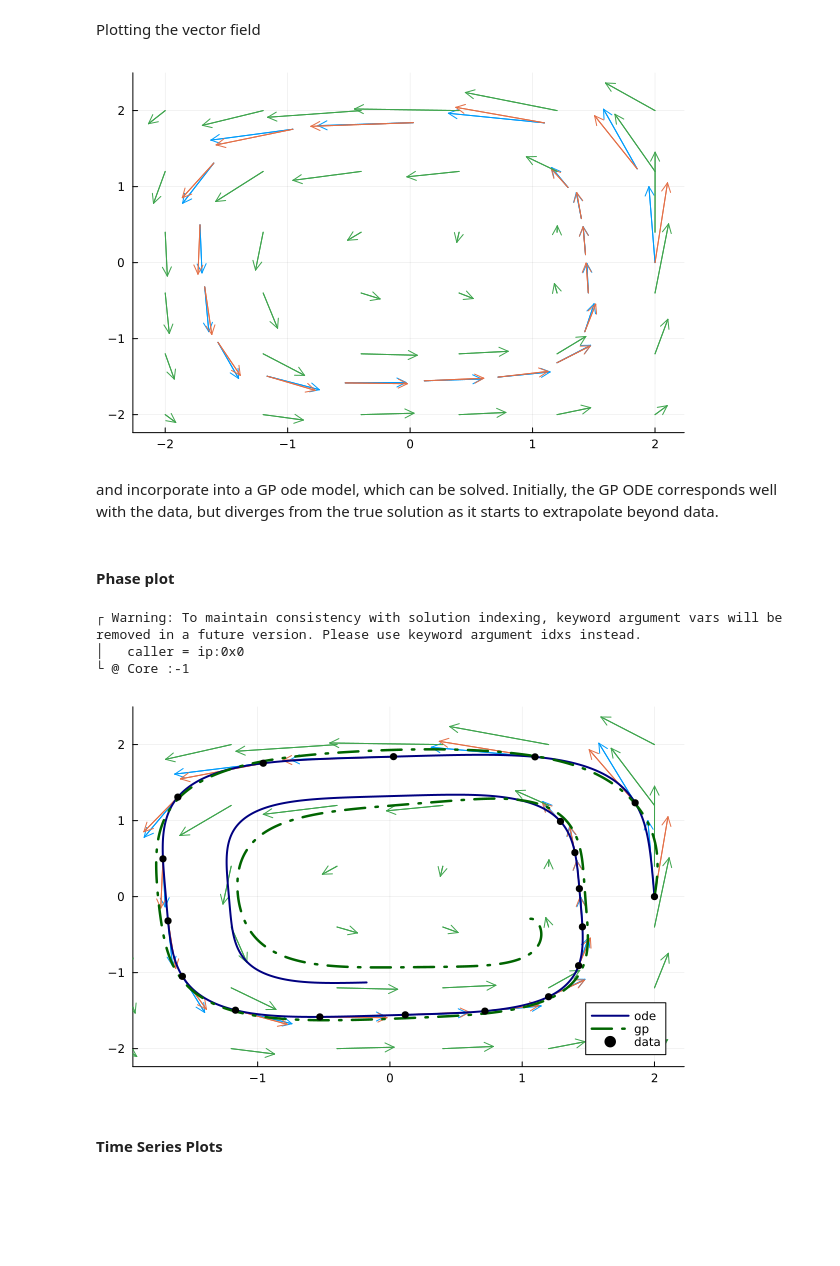
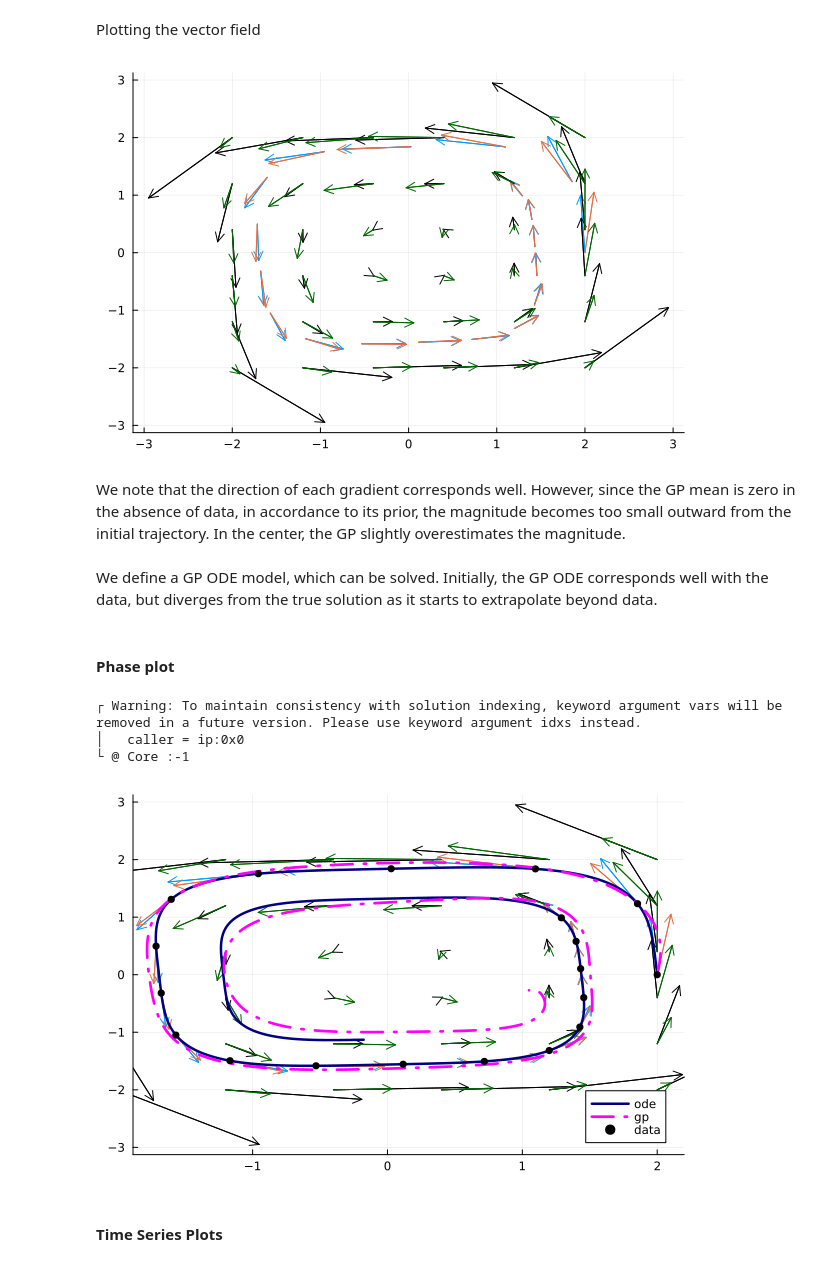
Before and after one commit to Crown421/GPDiffEq.jl, a Jupyter notebook: dev/examples/spiral.ipynb, the cells around one changed output. Drawn from its saved outputs; the diff is of its cells as text; code cells hidden in the pictures; blank space fills up the shorter version.

```diff
--- a/dev/examples/spiral.ipynb
+++ b/dev/examples/spiral.ipynb
@@ -182,5 +154,5 @@ scaker = with_lengthscale(SqExponentialKernel(), ones(2))
 moker = IndependentMOKernel(scaker)
 
 u_mo, y = prepare_isotopic_multi_output_data(u, udot)
-σ_n = 1e-6
+σ_n = 1e-4
 nothing #hide
@@ -229,33 +201,52 @@ Plotting the vector field
 ug = range(-2.0, 2.0; length=6)
 ug = vcat.(ug, ug')[:]
 gp_pred_mean = gpff.(ug)
+true_mean = trueODEfunc.(ug, 0, 0)
+quiver!(
+    getindex.(ug, 1),
+    getindex.(ug, 2);
+    quiver=(getindex.(true_mean, 1) / sf, getindex.(true_mean, 2) / sf),
+    label="true model",
+    color=:black,
+)
 quiver!(
     getindex.(ug, 1),
     getindex.(ug, 2);
     quiver=(getindex.(gp_pred_mean, 1) / sf, getindex.(gp_pred_mean, 2) / sf),
     label="GP model",
     legend=:bottomright,
+    color=:darkgreen,
 )
 # %% [output]
-[figure, old version]
+[figure, new version]
+# %% [markdown]
+We note that the direction of each gradient corresponds well. However, since the GP mean is zero in the absence of data, in accordance to its prior, the magnitude becomes too small outward from the initial trajectory.
+In the center, the GP slightly overestimates the magnitude.
 # %% [markdown]
-and incorporate into a GP ode model, which can be solved. Initially, the GP ODE corresponds well with the data, but diverges from the true solution as it starts to extrapolate beyond data.
+We define a GP ODE model, which can be solved. Initially, the GP ODE corresponds well with the data, but diverges from the true solution as it starts to extrapolate beyond data.
 # %%
 gpprob = GPODEProblem(gpff, u0, tspan)
 
-gpsol = solve(gpprob, Tsit5())
+gpsol = solve(gpprob, PULLEuler(); dt=0.001)
 nothing #hide
 # %% [markdown]
 #### Phase plot
 # %%
-plot!(sol; vars=(1, 2), label="ode", linewidth=2, color=:navy)
-plot!(gpsol; vars=(1, 2), label="gp", linewidth=2.5, linestyle=:dashdot, color=:darkgreen)
+plot!(sol; vars=(1, 2), label="ode", linewidth=2.5, color=:navy)
+plot!(
+    getindex.(mean.(gpsol.u), 1),
+    getindex.(mean.(gpsol.u), 2);
+    label="gp",
+    linewidth=2.7,
+    linestyle=:dashdot,
+    color=:magenta,
+)
 scatter!(ode_data[1, :], ode_data[2, :]; markersize=4, color=:black, label="data")
 # %% [output]
 ┌ Warning: To maintain consistency with solution indexing, keyword argument vars will be removed in a future version. Please use keyword argument idxs instead.
 │   caller = ip:0x0
 └ @ Core :-1
-[figure, old version]
+[figure, new version]
 # %% [markdown]
 #### Time Series Plots
 # %%
```
Also changed, not shown: parts of 18 cells of this notebook, 35 other files.
